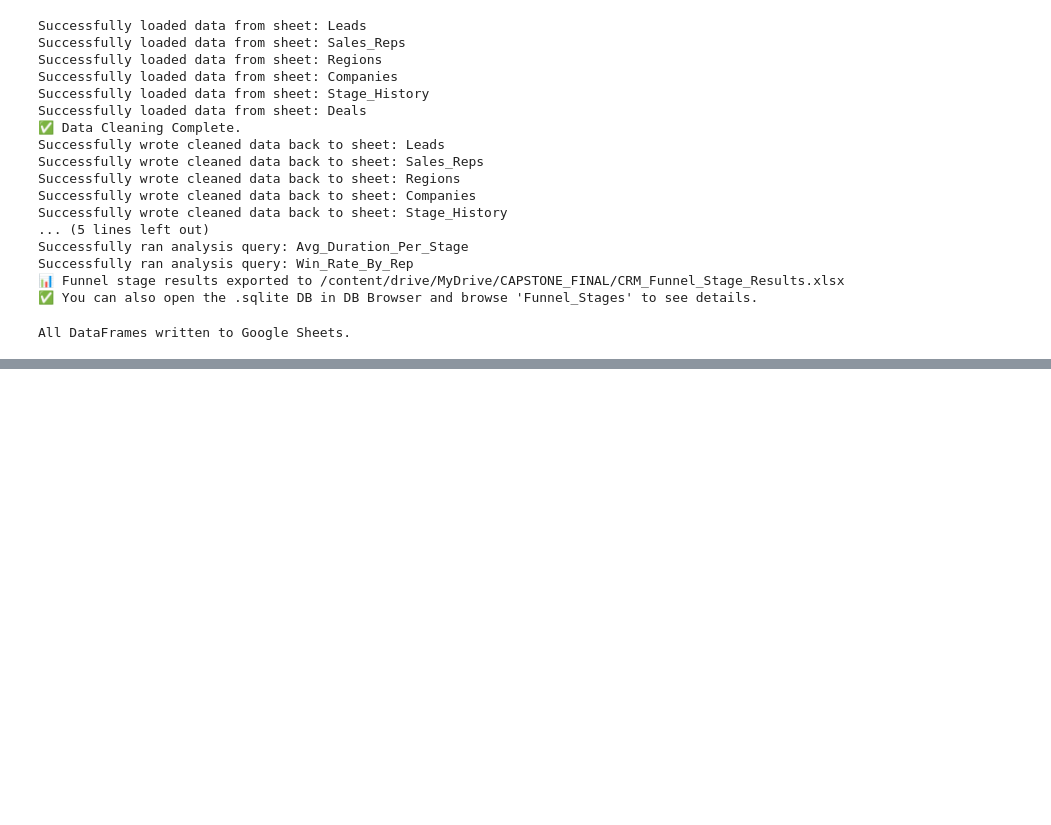
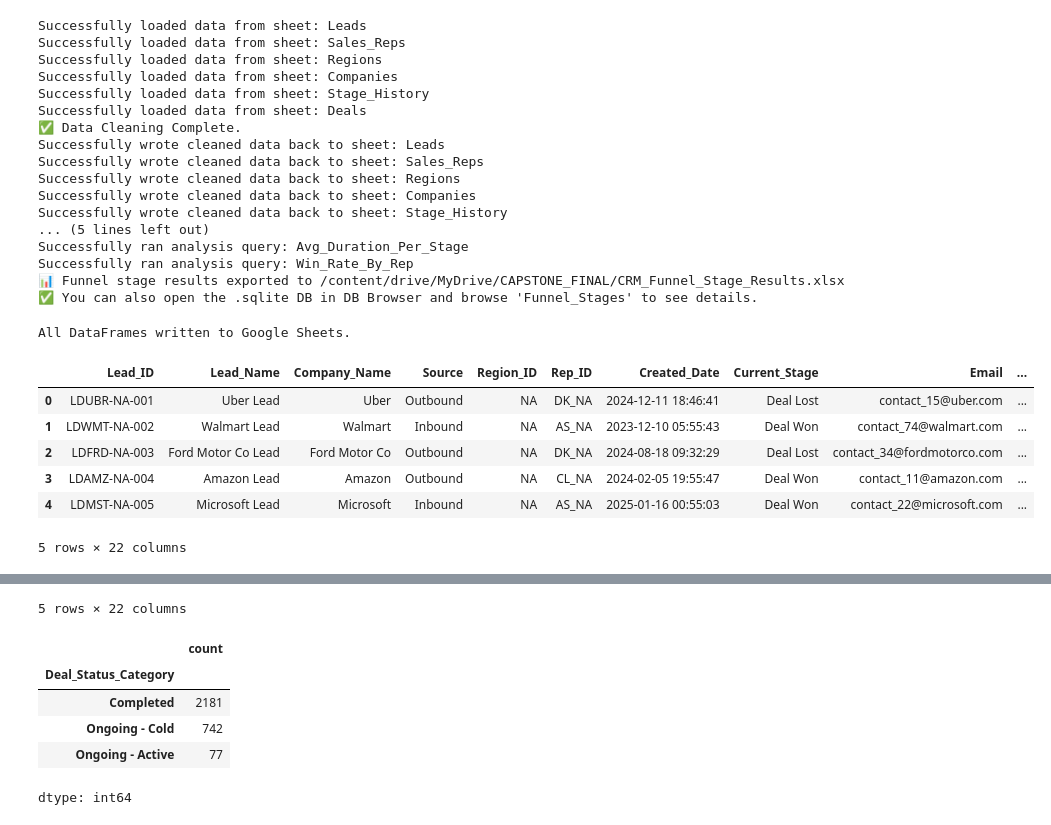
Before and after one commit to Anunineleaps6/Capstone_Sales, a Jupyter notebook: Capstone_sales.ipynb, the cells around one changed output, grey strips where cells are left out. Cells and saved outputs as stored; diff of their text form; code cells hidden in the pictures; blank space fills up the shorter version.

```diff
--- a/Capstone_sales.ipynb
+++ b/Capstone_sales.ipynb
@@ -1393,3 +1479,44 @@ for sheet_name, df in sheet_mapping.items():
 print("All DataFrames written to Google Sheets.")
 # %% [output]
 All DataFrames written to Google Sheets.
+# %%
+# Add Deal_Status_Category to df_lead
+def categorize_deal_status(row, df_stage_history):
+    if row['Current_Stage'] in ['Deal Won', 'Deal Lost']:
+        return 'Completed'
+    elif row['Current_Stage'].startswith('Ongoing - '):
+        lead_id = row['Lead_ID']
+        # Find the timestamp of the latest stage for this lead in stage history
+        latest_stage_timestamp = df_stage_history[df_stage_history['Lead_ID'] == lead_id]['Timestamp'].max()
+
+        if pd.isna(latest_stage_timestamp):
+            # If no stage history found (shouldn't happen with current logic but as a safeguard)
+            return 'Ongoing - Unknown'
+
+        # Calculate the duration since the last stage update
+        duration_since_last_update = datetime.now() - latest_stage_timestamp
+        if duration_since_last_update.days > 30:
+            return 'Ongoing - Cold'
+        else:
+            return 'Ongoing - Active'
+    else:
+        return 'Other'
+
+# Apply the categorization function to create the new column
+df_lead['Deal_Status_Category'] = df_lead.apply(
+    lambda row: categorize_deal_status(row, df_stage_history),
+    axis=1
+)
+
+# Display the updated df_lead with the new column
+display(df_lead.head())
+display(df_lead.tail())
+display(df_lead['Deal_Status_Category'].value_counts())
+# %% [output]
+|  | Lead_ID | Lead_Name | Company_Name | Source | Region_ID | Rep_ID | Created_Date | Current_Stage | Email | ... |
+| 0 | LDUBR-NA-001 | Uber Lead | Uber | Outbound | NA | DK_NA | 2024-12-11 18:46:41 | Deal Lost | contact_15@uber.com | ... |
+| 1 | LDWMT-NA-002 | Walmart Lead | Walmart | Inbound | NA | AS_NA | 2023-12-10 05:55:43 | Deal Won | contact_74@walmart.com | ... |
+| 2 | LDFRD-NA-003 | Ford Motor Co Lead | Ford Motor Co | Outbound | NA | DK_NA | 2024-08-18 09:32:29 | Deal Lost | contact_34@fordmotorco.com | ... |
+| 3 | LDAMZ-NA-004 | Amazon Lead | Amazon | Outbound | NA | CL_NA | 2024-02-05 19:55:47 | Deal Won | contact_11@amazon.com | ... |
+| 4 | LDMST-NA-005 | Microsoft Lead | Microsoft | Inbound | NA | AS_NA | 2025-01-16 00:55:03 | Deal Won | contact_22@microsoft.com | ... |
+5 rows × 22 columns
@@ -1395,0 +1529,7 @@ All DataFrames written to Google Sheets.
+5 rows × 22 columns
+|  | count |
+| Deal_Status_Category |  |
+| Completed | 2181 |
+| Ongoing - Cold | 742 |
+| Ongoing - Active | 77 |
+dtype: int64
```
Also changed, not shown: parts of 10 cells of this notebook.
